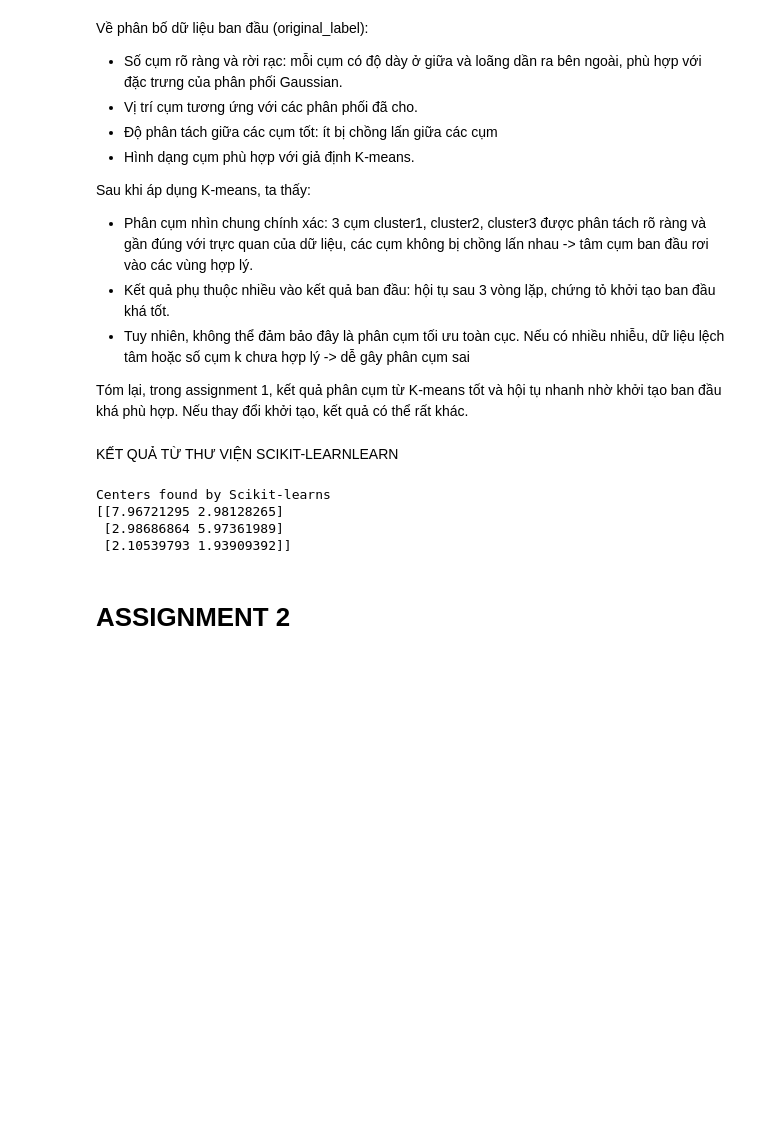
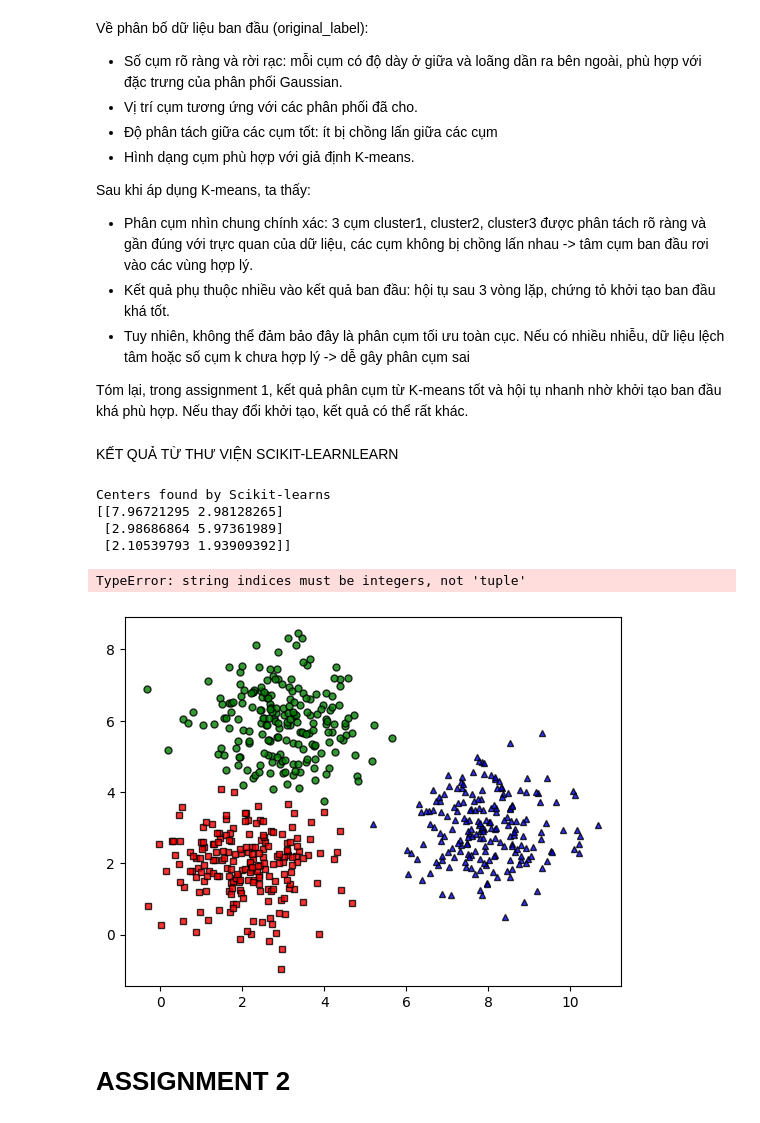
Before and after one commit to NgocHan1211/Lab-hoc-may-thong-ke, a Jupyter notebook: lab4/K-means.ipynb, the cells around one changed output. Drawn from its saved outputs; the diff is of its cells as text; code cells hidden in the pictures; blank space fills up the shorter version.

```diff
--- a/lab4/K-means.ipynb
+++ b/lab4/K-means.ipynb
@@ -121,14 +121,17 @@ KẾT QUẢ TỪ THƯ VIỆN SCIKIT-LEARNLEARN
 # %%
 from sklearn.cluster import KMeans
 model = KMeans(n_clusters=3, random_state=0).fit(clusters)
 print('Centers found by Scikit-learns')
 print(model.cluster_centers_)
 pred_label = model.predict(clusters)
+kmeans_display(clusters, pred_label, 'res_scikit.pdf')
 # %% [output]
 Centers found by Scikit-learns
 [[7.96721295 2.98128265]
  [2.98686864 5.97361989]
  [2.10539793 1.93909392]]
+TypeError: string indices must be integers, not 'tuple'
+[figure, added]
 # %% [markdown]
 # ASSIGNMENT 2
 # %%
```
